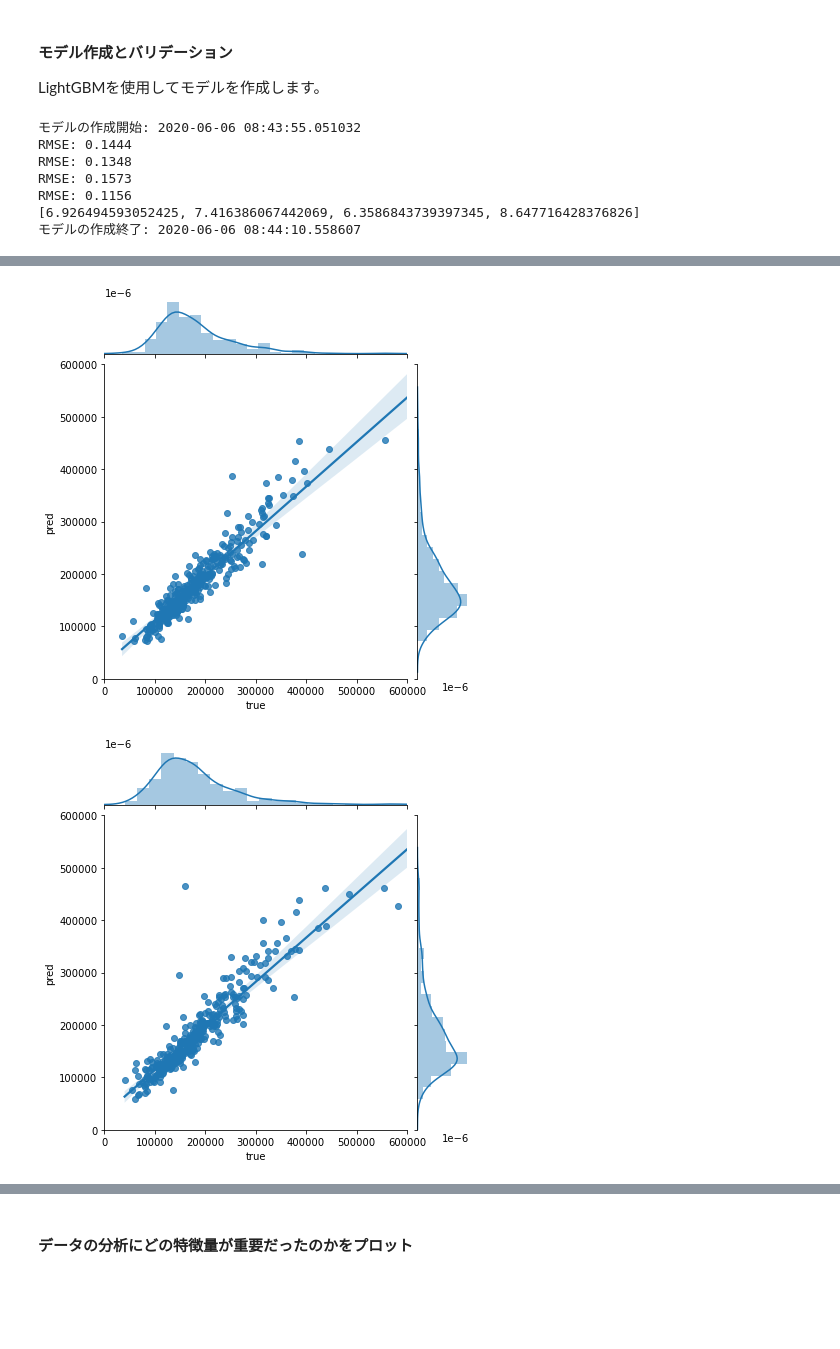
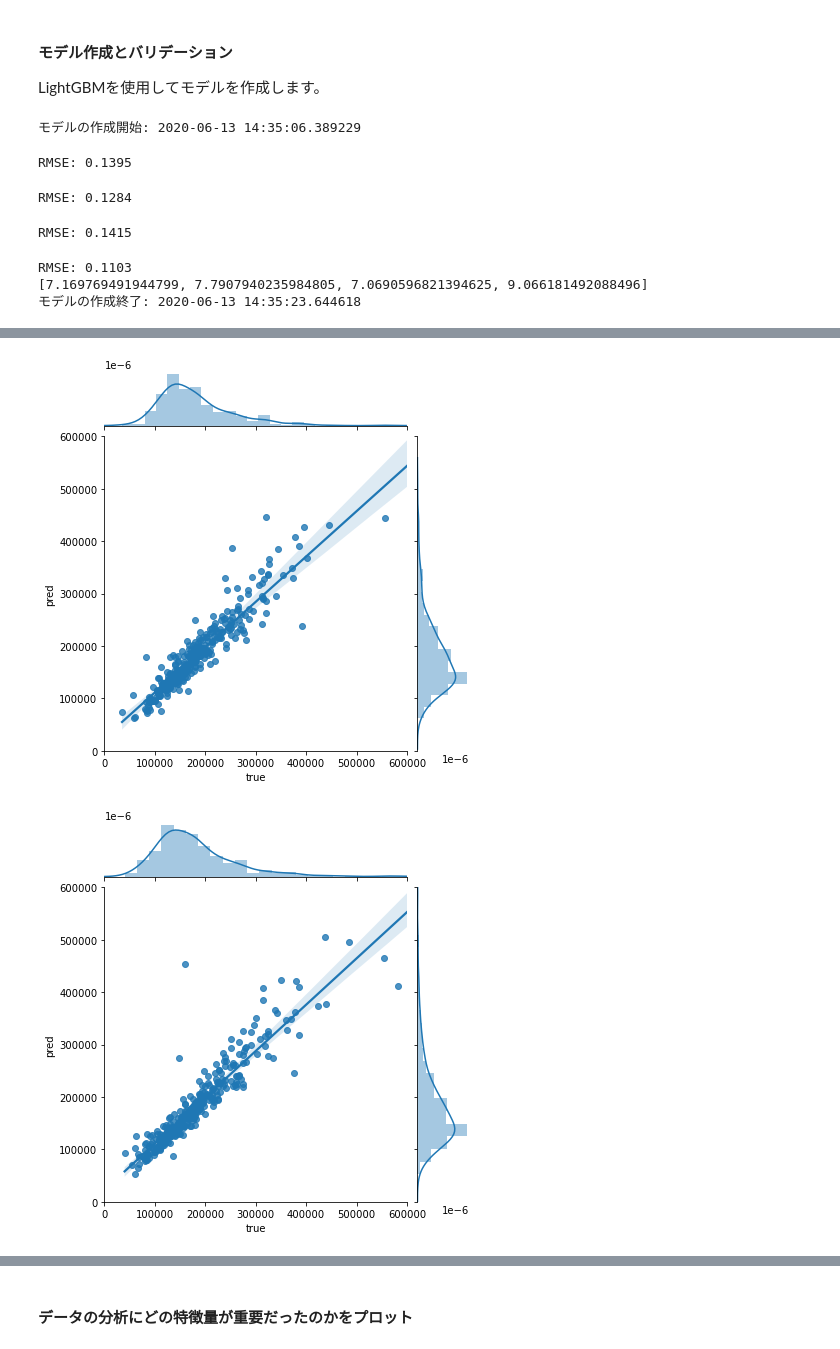
Before and after one commit to CodeSeterpie/CodeSeterpie, a Jupyter notebook: Kaggle/HousePrices/notebook/main/lgb_mysql.ipynb, the cells around one changed output, grey strips where cells are left out. Drawn from its saved outputs; the diff is of its cells as text; code cells hidden in the pictures; blank space fills up the shorter version.

```diff
--- a/Kaggle/HousePrices/notebook/main/lgb_mysql.ipynb
+++ b/Kaggle/HousePrices/notebook/main/lgb_mysql.ipynb
@@ -553,6 +694,7 @@ for tr_idx, va_idx in kf.split(train_x):
     lgb_eval = lgb.Dataset(va_x, va_y)
 
     # ハイパーパラメータの設定
+    """
     params = {
         'boosting_type': 'gbdt',
         'objective': 'regression_l2',
@@ -564,6 +706,22 @@ for tr_idx, va_idx in kf.split(train_x):
         'bagging_freq': 5,
         'lambda_l2': 2,
     }
+    """
+
+    params = {
+        'objective': 'regression',
+        'num_leaves': 4,
+        'learning_rate': 0.01,
+        'n_estimators': 5000,
+        'max_bin': 200,
+        'bagging_fraction': 0.75,
+        'bagging_freq': 5,
+        'bagging_seed': 7,
+        'feature_fraction': 0.2,
+        'feature_fraction_seed': 7,
+        'verbose': -1,
+    }
+
 
     # 作成する決定木の数を指定
     num_round = 100
@@ -618,10 +776,10 @@ submission.to_csv('/kaggle/output/submission_ensemble.csv', index=False)
 
 printTime('モデルの作成終了')
 # %% [output]
-モデルの作成開始: 2020-06-06 08:43:55.051032
-RMSE: 0.1444
-RMSE: 0.1348
-RMSE: 0.1573
-RMSE: 0.1156
-[6.926494593052425, 7.416386067442069, 6.3586843739397345, 8.647716428376826]
-モデルの作成終了: 2020-06-06 08:44:10.558607
+モデルの作成開始: 2020-06-13 14:35:06.389229
+RMSE: 0.1395
+RMSE: 0.1284
+RMSE: 0.1415
+RMSE: 0.1103
+[7.169769491944799, 7.7907940235984805, 7.0690596821394625, 9.066181492088496]
+モデルの作成終了: 2020-06-13 14:35:23.644618
@@ -629,2 +787,2 @@ RMSE: 0.1156
-[figure, old version]
+[figure, new version]
-[figure, old version]
+[figure, new version]
```
Also changed, not shown: parts of 10 cells of this notebook, 1 other file.
